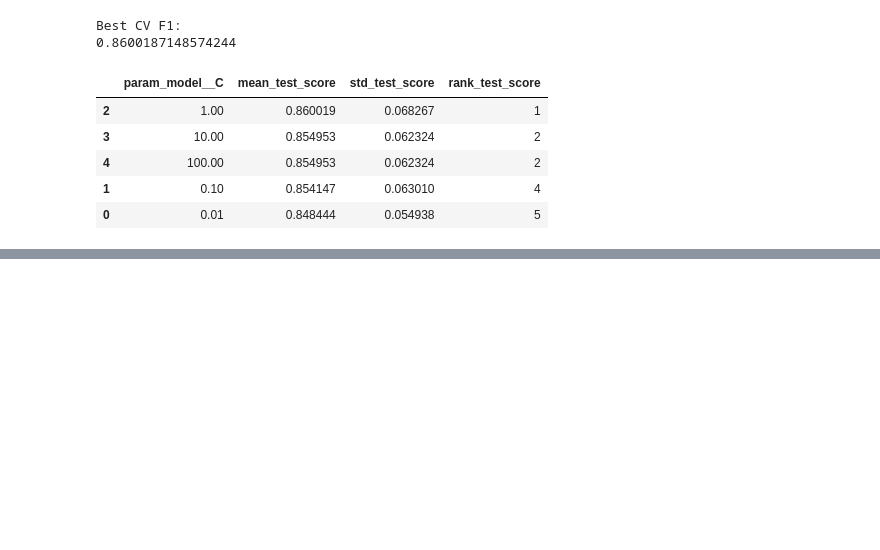
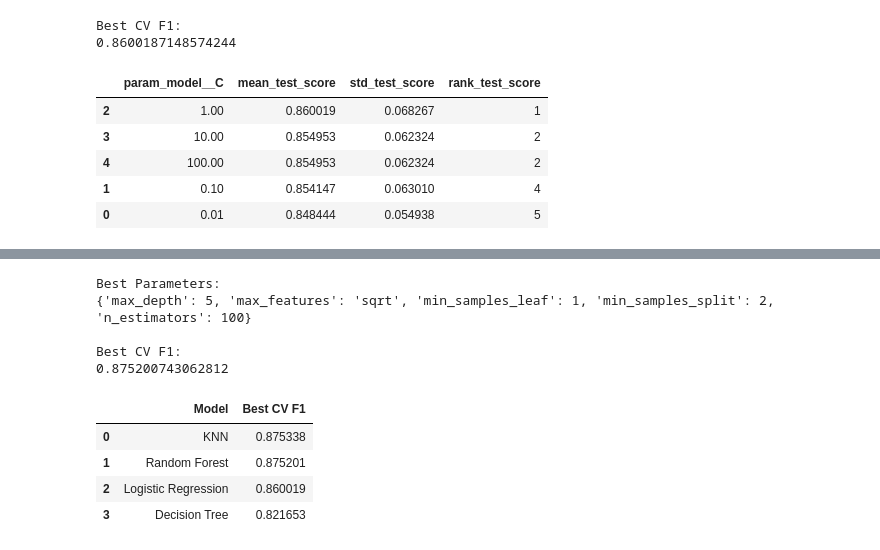
Before and after one commit to halimAhtasham/DeepLearning, a Jupyter notebook: 07_Hyperparameter_Tuning.ipynb, the cells around one changed output, grey strips where cells are left out. Cells and saved outputs as stored; diff of their text form; code cells hidden in the pictures; blank space fills up the shorter version.

```diff
--- a/07_Hyperparameter_Tuning.ipynb
+++ b/07_Hyperparameter_Tuning.ipynb
@@ -157,0 +213,4 @@ logistic_results[
+# %%
+tree_model = DecisionTreeClassifier(
+    random_state=42
+)
@@ -157,0 +259,4 @@ logistic_results[
+# %%
+forest_model = RandomForestClassifier(
+    random_state=42
+)
@@ -157,0 +283,12 @@ logistic_results[
+# %%
+print("Best Parameters:")
+print(forest_grid.best_params_)
+
+print("\nBest CV F1:")
+print(forest_grid.best_score_)
+# %% [output]
+Best Parameters:
+{'max_depth': 5, 'max_features': 'sqrt', 'min_samples_leaf': 1, 'min_samples_split': 2, 'n_estimators': 100}
+
+Best CV F1:
+0.875200743062812
@@ -157,0 +297,29 @@ logistic_results[
+# %%
+tuning_results = pd.DataFrame({
+    "Model": [
+        "Logistic Regression",
+        "KNN",
+        "Decision Tree",
+        "Random Forest"
+    ],
+
+    "Best CV F1": [
+        logistic_grid.best_score_,
+        knn_grid.best_score_,
+        tree_grid.best_score_,
+        forest_grid.best_score_
+    ]
+})
+
+tuning_results = tuning_results.sort_values(
+    "Best CV F1",
+    ascending=False
+).reset_index(drop=True)
+
+tuning_results
+# %% [output]
+|  | Model | Best CV F1 |
+| 0 | KNN | 0.875338 |
+| 1 | Random Forest | 0.875201 |
+| 2 | Logistic Regression | 0.860019 |
+| 3 | Decision Tree | 0.821653 |
```
Also changed, not shown: parts of 26 cells of this notebook.
